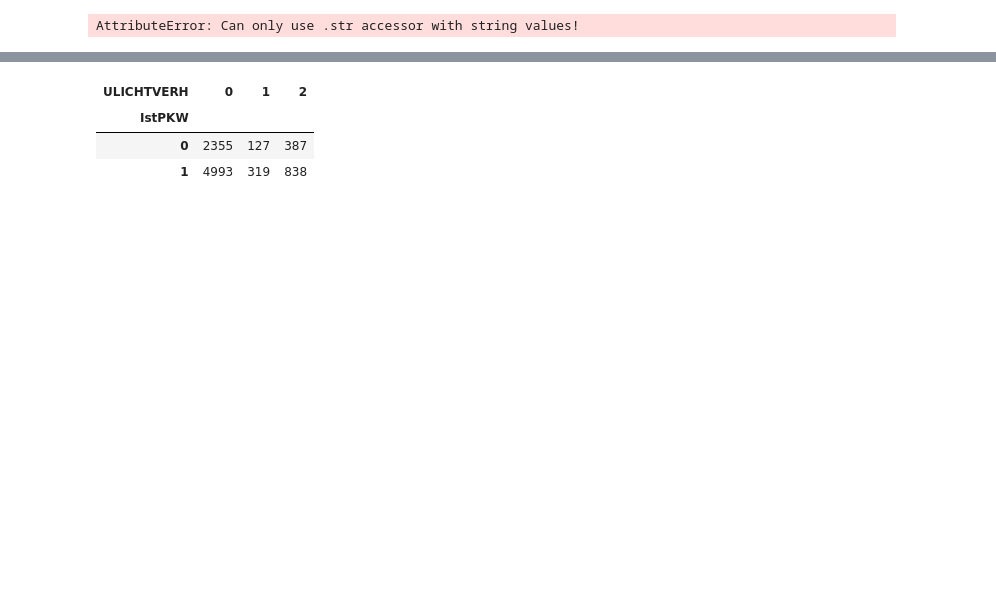
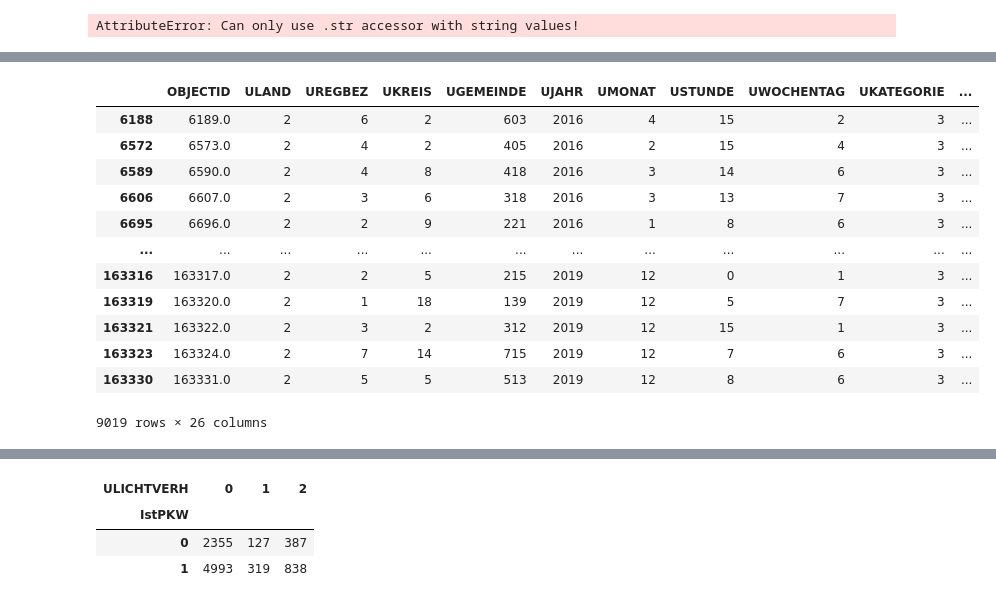
Before and after one commit to NicSch1992/TechLabsHH, a Jupyter notebook: Unfalldaten-Jana.ipynb, the cells around one changed output, grey strips where cells are left out. Saved outputs shown, nothing was run; the diff lists cells and outputs as text; code cells hidden in the pictures; blank space fills up the shorter version.

```diff
--- a/Unfalldaten-Jana.ipynb
+++ b/Unfalldaten-Jana.ipynb
@@ -133,2 +208,18 @@ df_fahrrad.describe()
+# %%
+df_fahrrad
+# %% [output]
+|  | OBJECTID | ULAND | UREGBEZ | UKREIS | UGEMEINDE | UJAHR | UMONAT | USTUNDE | UWOCHENTAG | UKATEGORIE | ... |
+| 6188 | 6189.0 | 2 | 6 | 2 | 603 | 2016 | 4 | 15 | 2 | 3 | ... |
+| 6572 | 6573.0 | 2 | 4 | 2 | 405 | 2016 | 2 | 15 | 4 | 3 | ... |
+| 6589 | 6590.0 | 2 | 4 | 8 | 418 | 2016 | 3 | 14 | 6 | 3 | ... |
+| 6606 | 6607.0 | 2 | 3 | 6 | 318 | 2016 | 3 | 13 | 7 | 3 | ... |
+| 6695 | 6696.0 | 2 | 2 | 9 | 221 | 2016 | 1 | 8 | 6 | 3 | ... |
+| ... | ... | ... | ... | ... | ... | ... | ... | ... | ... | ... | ... |
+| 163316 | 163317.0 | 2 | 2 | 5 | 215 | 2019 | 12 | 0 | 1 | 3 | ... |
+| 163319 | 163320.0 | 2 | 1 | 18 | 139 | 2019 | 12 | 5 | 7 | 3 | ... |
+| 163321 | 163322.0 | 2 | 3 | 2 | 312 | 2019 | 12 | 15 | 1 | 3 | ... |
+| 163323 | 163324.0 | 2 | 7 | 14 | 715 | 2019 | 12 | 7 | 6 | 3 | ... |
+| 163330 | 163331.0 | 2 | 5 | 5 | 513 | 2019 | 12 | 8 | 6 | 3 | ... |
+9019 rows × 26 columns
 # %%
 df_fahrrad.to_csv(r'Merged_csv.csv', index = False, sep=";")
```
Also changed, not shown: parts of 32 cells of this notebook, 1 other file.
